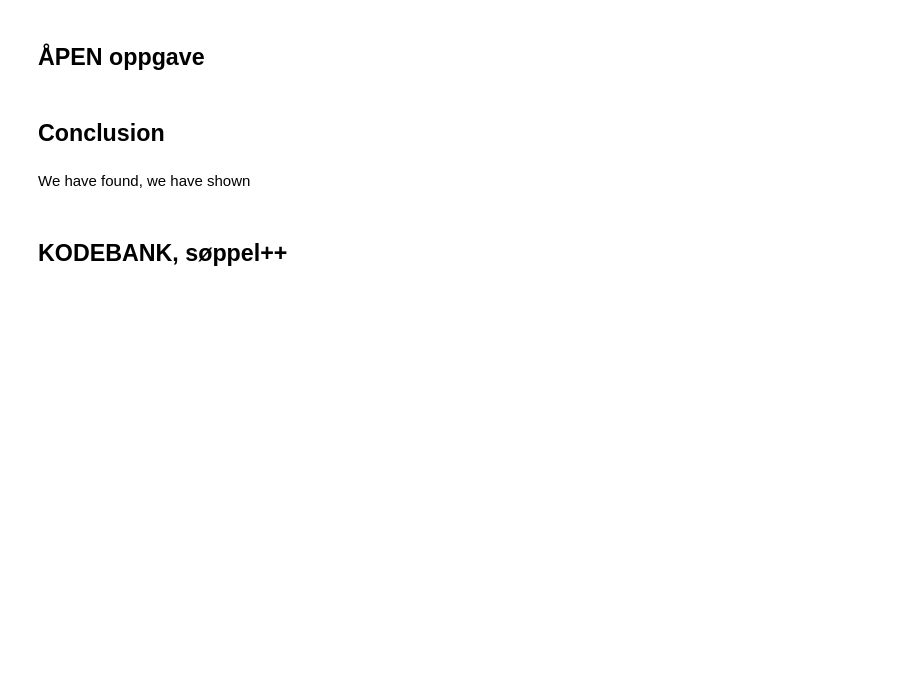
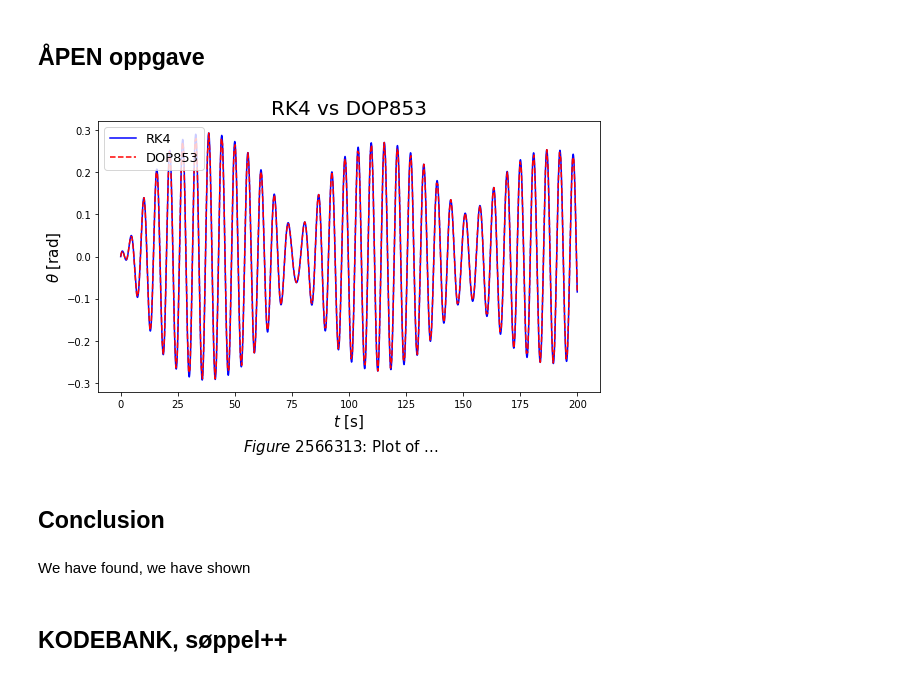
Before and after one commit to Trond01/TMA4320_prosjekt_2, a Jupyter notebook: prosjekt2.ipynb, the cells around one changed output. Cells and saved outputs as stored; diff of their text form; code cells hidden in the pictures; blank space fills up the shorter version.

```diff
--- a/prosjekt2.ipynb
+++ b/prosjekt2.ipynb
@@ -1242,30 +1262,44 @@ plt.show()
 # %%
 ## FORSLAG
 
 # Gjøre løseren adaptiv
 
 # Går det an å lage en stiv likning med båten???
     # SETT BÅTEN MELLOM 2 vegger??
     # Modellere veggen som en ideel fjær med k = 1000000000?
 
     #### Vakre forslag gutta. Implementerte en versjon i scipy, så vi kan sammenligne:
     # Denne bruker RK45, så er adaptiv
 
+
 from scipy.integrate import solve_ivp
 
+t0 = 0
+t_end = 200
+h = 0.01
+w0 = [0, 2*np.pi/180, 0, 0, yC0, 0, 0, 0]
+k_f = 10
+F_0 = 0.625*m*g
+omega_w_scale_factor = 0.93
+omega_w = omega_w_scale_factor*np.sqrt(m*g*h_CM/I_C)
 
-w0 = [0, 0.2, 0, 0, 0, 0, 3, 0]
-t0 = 0
-t_end = 40
+t_RK4, w_RK4 = ode_solver(f_wind_friction, t0, t_end, w0, h, method=RK4_method)
+vals = solve_ivp(f_wind_friction, (t0, t_end), w0, method='DOP853',  atol=1.0e-9, rtol=1.0e-6)
+t_DOP853, w_DOP853 = vals.t, vals.y
+vals = solve_ivp(f_wind_friction, (t0, t_end), w0, method='RK45',  atol=1.0e-9, rtol=1.0e-6)
+t_RK45, w_RK45 = vals.t, vals.y
 
-vals = solve_ivp(f_cargo_with_fence, (t0, t_end), w0, method='RK45')
-tvals, yvals = vals.t, vals.y
-plt.plot(tvals, yvals[4])
 
+plot_function([t_RK4, t_DOP853], [w_RK4[0], w_DOP853[0]],
+              title = f"RK4 vs DOP853",
+              fig_text = "Plot of ...", linestyles = ['b', 'r--'], title_size=20,
+              labels = ["RK4", "DOP853"], loc = "upper left")
 ### Tror animasjon funker dårlig her... Vanskelig å få til at tid på anim stemmer med virkelighet når h varierer
 # animate_boat(t_vals, w_vals[0], w_vals[2], w_vals[4],
 #          w_vals[6], title = r"$\omega_w=$ " + f"{omega_w_scale_factor}" + r"$\omega_0$",
 #          gif_name = f"scipy_implementation={omega_w_scale_factor}omega_0")
+# %% [output]
+[figure, added]
 # %% [markdown]
 ## Conclusion <a class="anchor" id="conclusion"></a>
 # %% [markdown]
```
Also changed, not shown: parts of 11 cells of this notebook, 1 other file.
